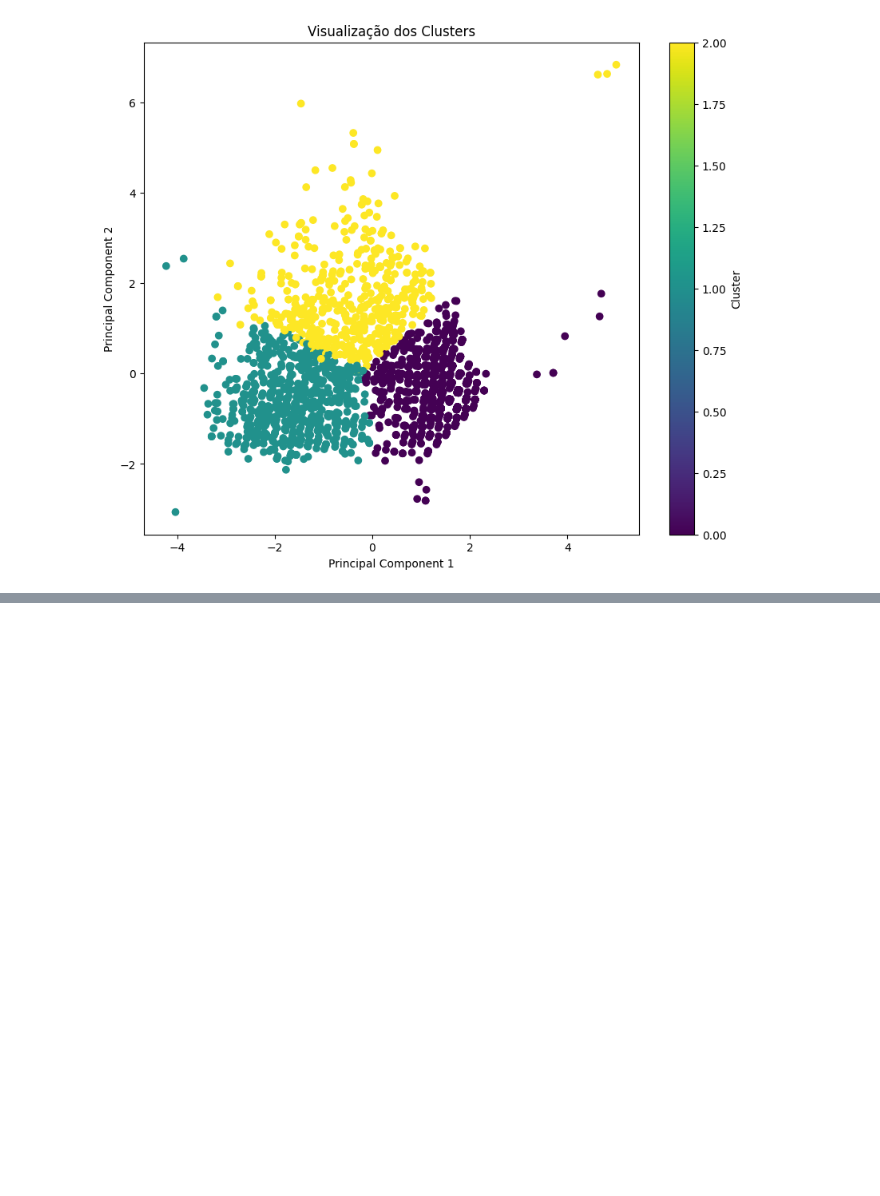
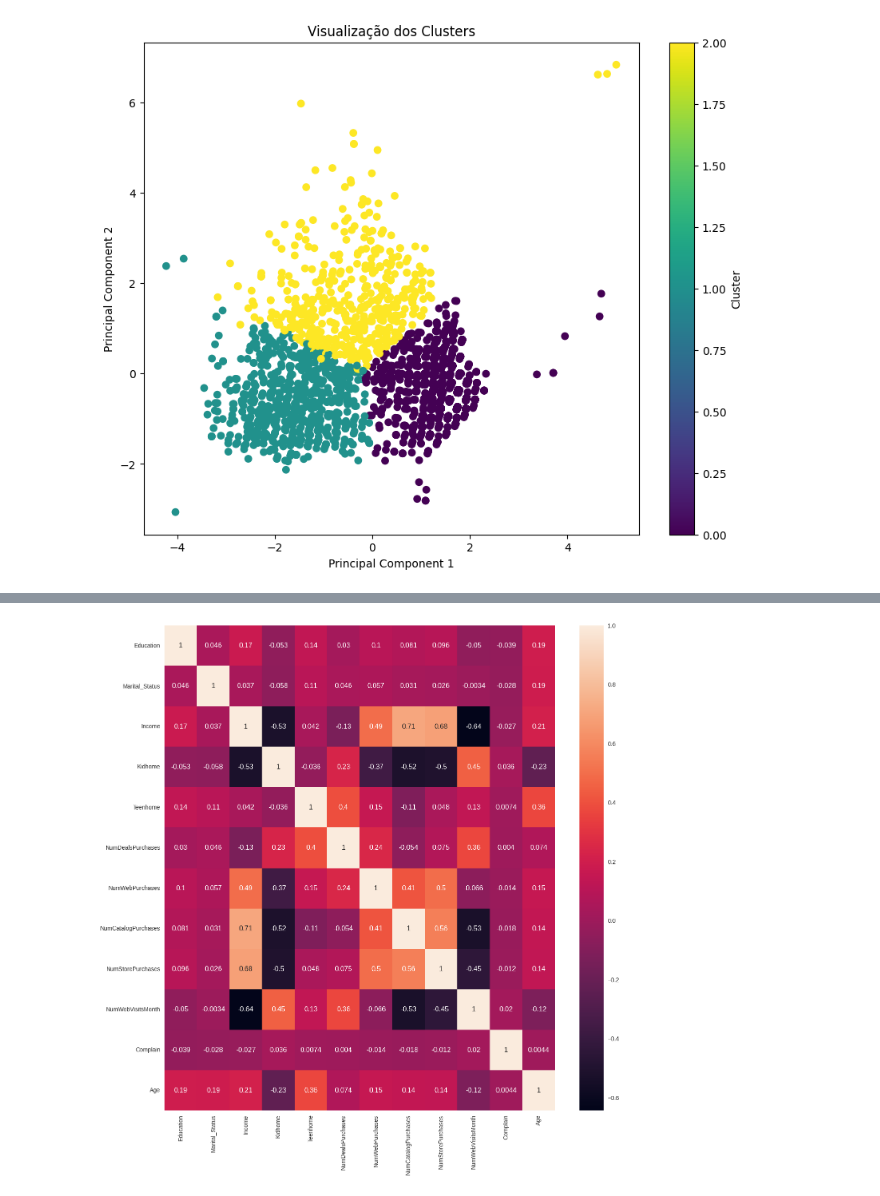
Before and after one commit to EduardoFoncescaFinardi/DA_IA_IOT, a Jupyter notebook: DA_IA_IOT_SPRINT_2.ipynb, the cells around one changed output, grey strips where cells are left out. Saved outputs shown, nothing was run; the diff lists cells and outputs as text; code cells hidden in the pictures; blank space fills up the shorter version.

```diff
--- a/DA_IA_IOT_SPRINT_2.ipynb
+++ b/DA_IA_IOT_SPRINT_2.ipynb
@@ -223,0 +446,9 @@ Cluster
+# %%
+df = df.drop([192,239,339])
+# %%
+correlations = df.corr()
+f, ax = plt.subplots(figsize = (15,15))
+sns.heatmap(correlations, annot=True)
+correlations.round(2);
+# %% [output]
+[figure, added]
```
Also changed, not shown: parts of 34 cells of this notebook.
